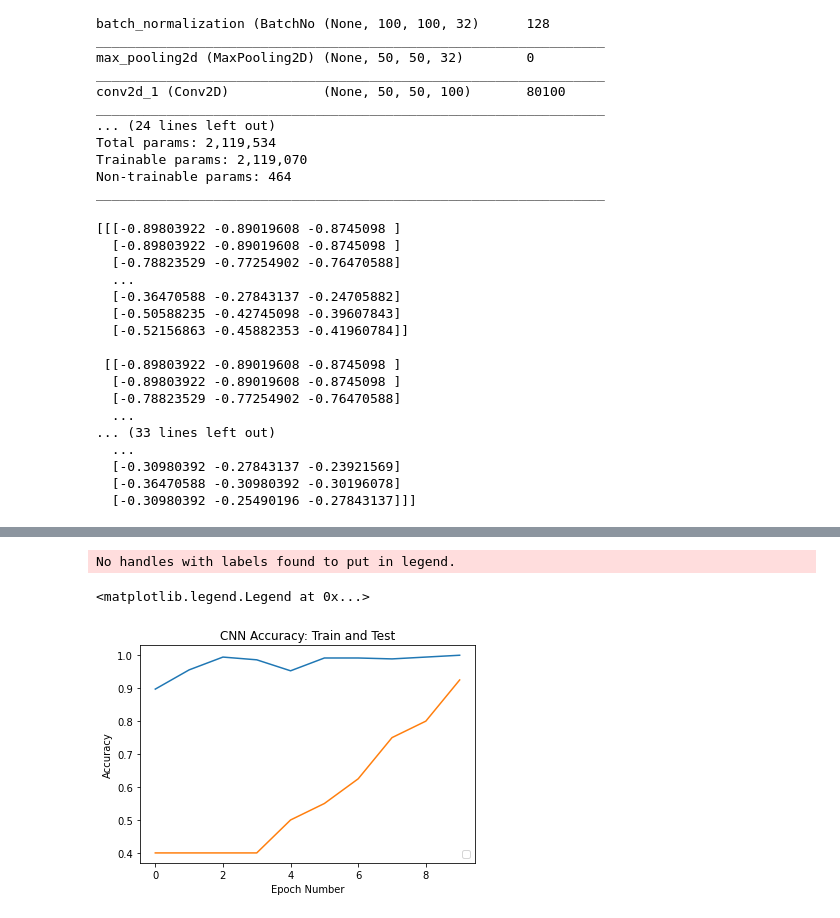
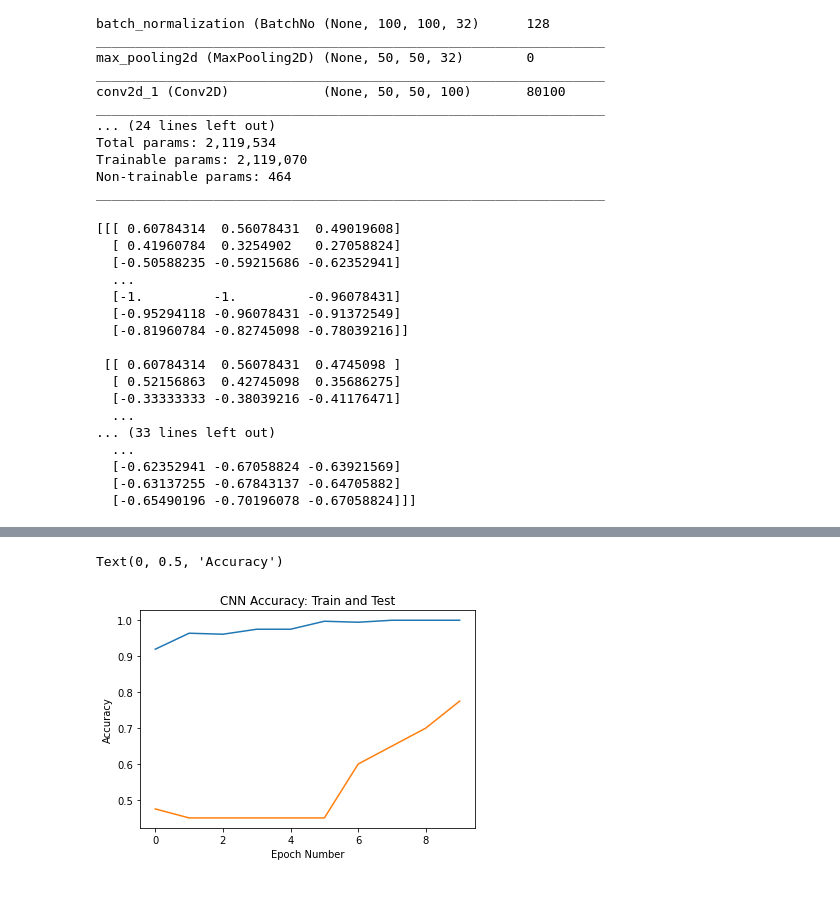
Before and after one commit to tcruz88/CNN_project, a Jupyter notebook: CNN.ipynb, the cells around one changed output, grey strips where cells are left out. Saved outputs shown, nothing was run; the diff lists cells and outputs as text; code cells hidden in the pictures.

```diff
--- a/CNN.ipynb
+++ b/CNN.ipynb
@@ -121,25 +100,25 @@ _________________________________________________________________
 from sklearn.model_selection import train_test_split
 X_train, X_test, y_train, y_test = train_test_split(X,Y,test_size=0.1)
 
-print(X[2])
+print(X[5])
 # %% [output]
-[[[-0.89803922 -0.89019608 -0.8745098 ]
-  [-0.89803922 -0.89019608 -0.8745098 ]
-  [-0.78823529 -0.77254902 -0.76470588]
+[[[ 0.60784314  0.56078431  0.49019608]
+  [ 0.41960784  0.3254902   0.27058824]
+  [-0.50588235 -0.59215686 -0.62352941]
   ...
-  [-0.36470588 -0.27843137 -0.24705882]
-  [-0.50588235 -0.42745098 -0.39607843]
-  [-0.52156863 -0.45882353 -0.41960784]]
+  [-1.         -1.         -0.96078431]
+  [-0.95294118 -0.96078431 -0.91372549]
+  [-0.81960784 -0.82745098 -0.78039216]]
 
- [[-0.89803922 -0.89019608 -0.8745098 ]
-  [-0.89803922 -0.89019608 -0.8745098 ]
-  [-0.78823529 -0.77254902 -0.76470588]
+ [[ 0.60784314  0.56078431  0.4745098 ]
+  [ 0.52156863  0.42745098  0.35686275]
+  [-0.33333333 -0.38039216 -0.41176471]
   ...
 ... (33 lines left out)
   ...
-  [-0.30980392 -0.27843137 -0.23921569]
-  [-0.36470588 -0.30980392 -0.30196078]
-  [-0.30980392 -0.25490196 -0.27843137]]]
+  [-0.62352941 -0.67058824 -0.63921569]
+  [-0.63137255 -0.67843137 -0.64705882]
+  [-0.65490196 -0.70196078 -0.67058824]]]
 # %%
 from keras.optimizers import Adam
 
@@ -153,6 +132,5 @@ plt.plot(h.history['val_acc'])
 plt.title("CNN Accuracy: Train and Test")
 plt.xlabel('Epoch Number')
 plt.ylabel('Accuracy')
-plt.legend(loc='lower right')
 # %% [output]
 Epoch 1/10
@@ -178,3 +156,2 @@ Epoch 10/10
-No handles with labels found to put in legend.
+Text(0, 0.5, 'Accuracy')
-<matplotlib.legend.Legend at 0x...>
-[figure, old version]
+[figure, new version]
```
Also changed, not shown: parts of 4 cells of this notebook.
